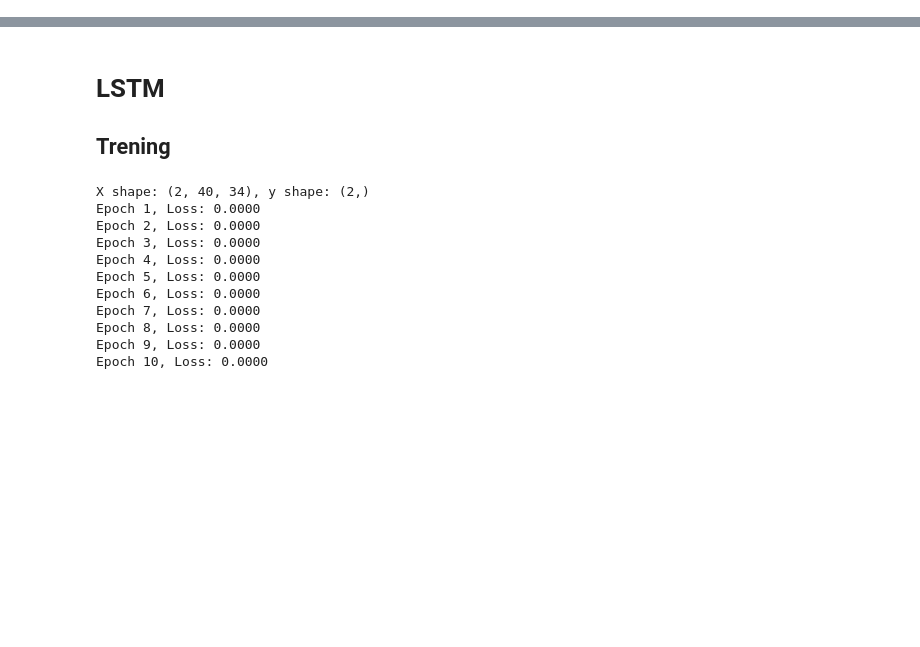
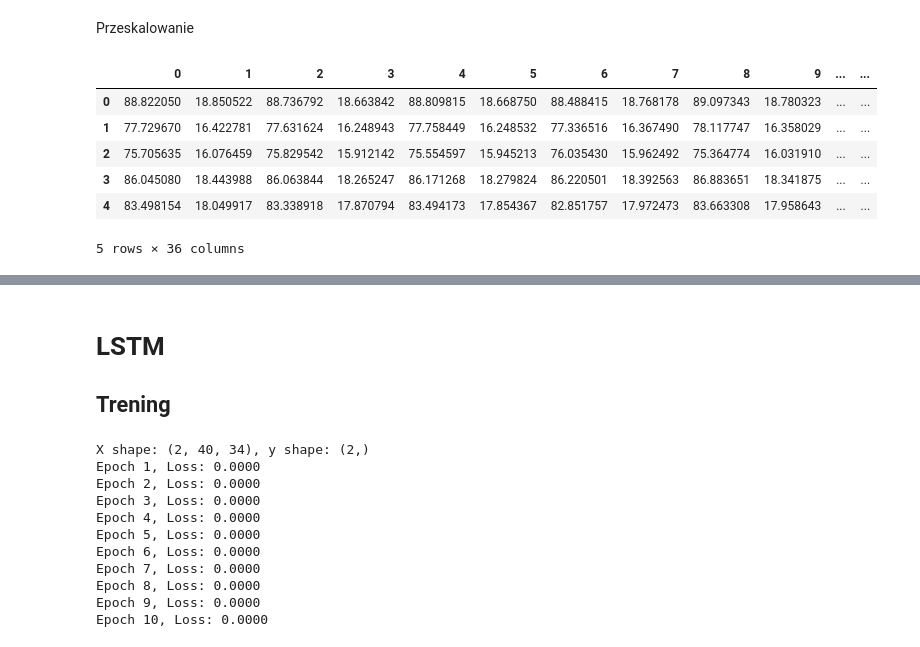
Before and after one commit to yoinker57/pracownia-problemowa, a Jupyter notebook: models/models.ipynb, the cells around one changed output, grey strips where cells are left out. Cells and saved outputs as stored; diff of their text form; code cells hidden in the pictures; blank space fills up the shorter version.

```diff
--- a/models/models.ipynb
+++ b/models/models.ipynb
@@ -50,0 +97,39 @@ print(df.head())
+# %% [markdown]
+Przeskalowanie
+# %%
+import numpy as np
+
+def normalize_scale(df: pd.DataFrame):
+    LEFT_HIP_X = "22"
+    LEFT_HIP_Y = "23"
+    RIGHT_HIP_X = "24"
+    RIGHT_HIP_Y = "25"
+
+    # Compute reference distance (hip width)
+    distance_x = df[RIGHT_HIP_X] - df[LEFT_HIP_X]
+    distance_y = df[RIGHT_HIP_Y] - df[LEFT_HIP_Y]
+    ref_distance = np.sqrt(distance_x**2 + distance_y**2)
+
+    # # Avoid division by zero
+    epsilon = 1e-6
+    scale_factor = 1.0 / (ref_distance + epsilon)
+
+
+    # Scale all keypoints
+    keypoints_indexes = [str(i) for i in range(0,34)]  # Assuming 17 keypoints
+    normalized = df.copy()
+    normalized[keypoints_indexes] = df[keypoints_indexes].mul(scale_factor, axis=0)
+    return normalized
+
+df = load('../pose_outputs_clicked', '../data/labeledFilms.csv')
+df = remove_empty_rows(df)
+normalized = normalize_scale(df)
+normalized.head()
+# %% [output]
+|  | 0 | 1 | 2 | 3 | 4 | 5 | 6 | 7 | 8 | 9 | ... | ... |
+| 0 | 88.822050 | 18.850522 | 88.736792 | 18.663842 | 88.809815 | 18.668750 | 88.488415 | 18.768178 | 89.097343 | 18.780323 | ... | ... |
+| 1 | 77.729670 | 16.422781 | 77.631624 | 16.248943 | 77.758449 | 16.248532 | 77.336516 | 16.367490 | 78.117747 | 16.358029 | ... | ... |
+| 2 | 75.705635 | 16.076459 | 75.829542 | 15.912142 | 75.554597 | 15.945213 | 76.035430 | 15.962492 | 75.364774 | 16.031910 | ... | ... |
+| 3 | 86.045080 | 18.443988 | 86.063844 | 18.265247 | 86.171268 | 18.279824 | 86.220501 | 18.392563 | 86.883651 | 18.341875 | ... | ... |
+| 4 | 83.498154 | 18.049917 | 83.338918 | 17.870794 | 83.494173 | 17.854367 | 82.851757 | 17.972473 | 83.663308 | 17.958643 | ... | ... |
+5 rows × 36 columns
```
Also changed, not shown: parts of 11 cells of this notebook.
